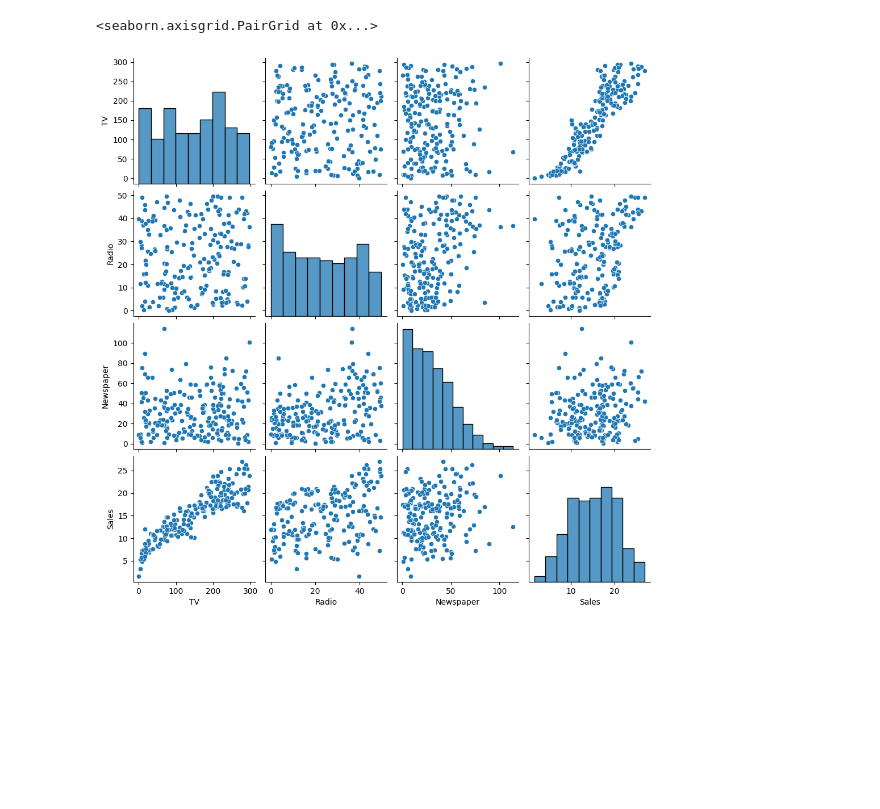
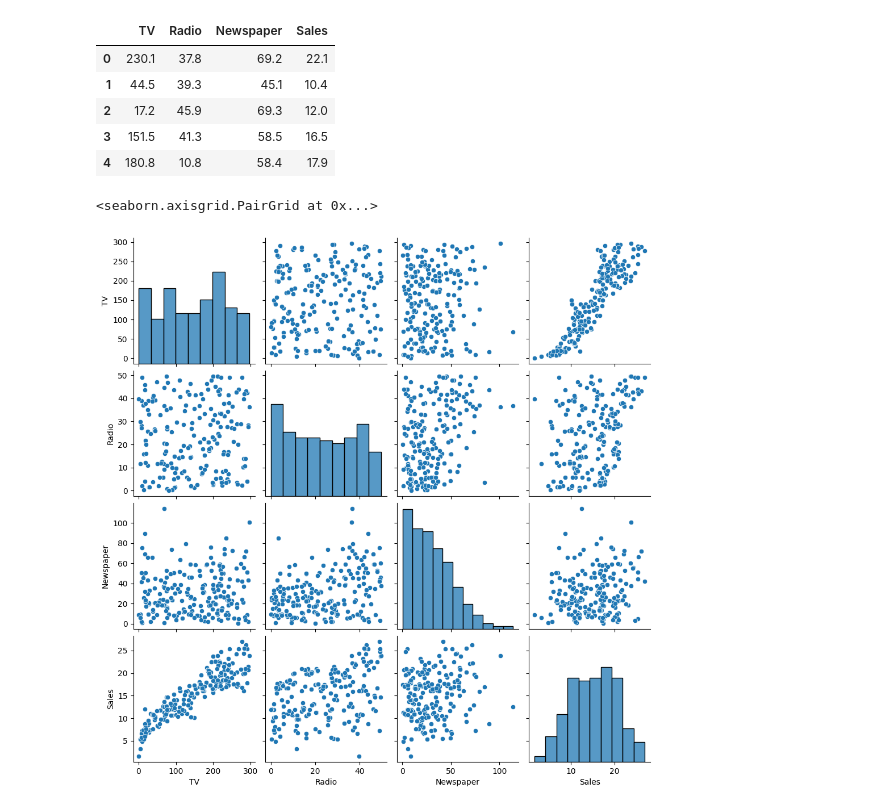
Before and after one commit to eireye/hague_ml_prep, a Jupyter notebook: notebooks/regression_withplots.ipynb, the cells around one changed output. Cells and saved outputs as stored; diff of their text form; code cells hidden in the pictures; blank space fills up the shorter version.

```diff
--- a/notebooks/regression_withplots.ipynb
+++ b/notebooks/regression_withplots.ipynb
@@ -16,3 +16,20 @@ df = pd.read_csv("../advertising.csv")
+# %%
+file_path = "advertising.csv"
+
+df = kagglehub.load_dataset(
+  KaggleDatasetAdapter.PANDAS,
+  "ashydv/advertising-dataset",
+  file_path
+)
+
+df.head(5)
+# %% [output]
+|  | TV | Radio | Newspaper | Sales |
+| 0 | 230.1 | 37.8 | 69.2 | 22.1 |
+| 1 | 44.5 | 39.3 | 45.1 | 10.4 |
+| 2 | 17.2 | 45.9 | 69.3 | 12.0 |
+| 3 | 151.5 | 41.3 | 58.5 | 16.5 |
+| 4 | 180.8 | 10.8 | 58.4 | 17.9 |
 # %%
 sns.pairplot(df)
 # %% [output]
```
Also changed, not shown: parts of 2 cells of this notebook, 1 other file.
